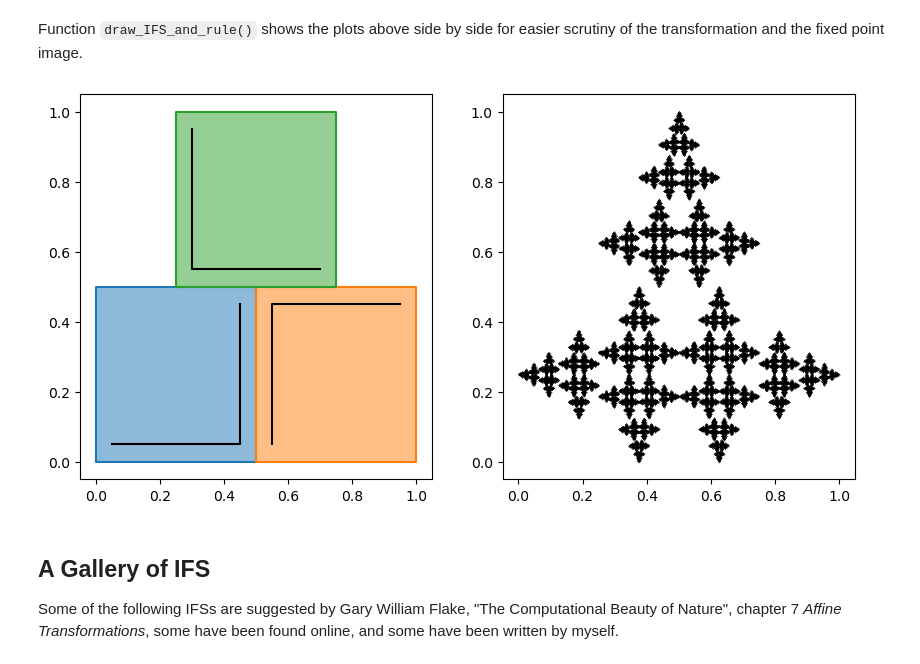
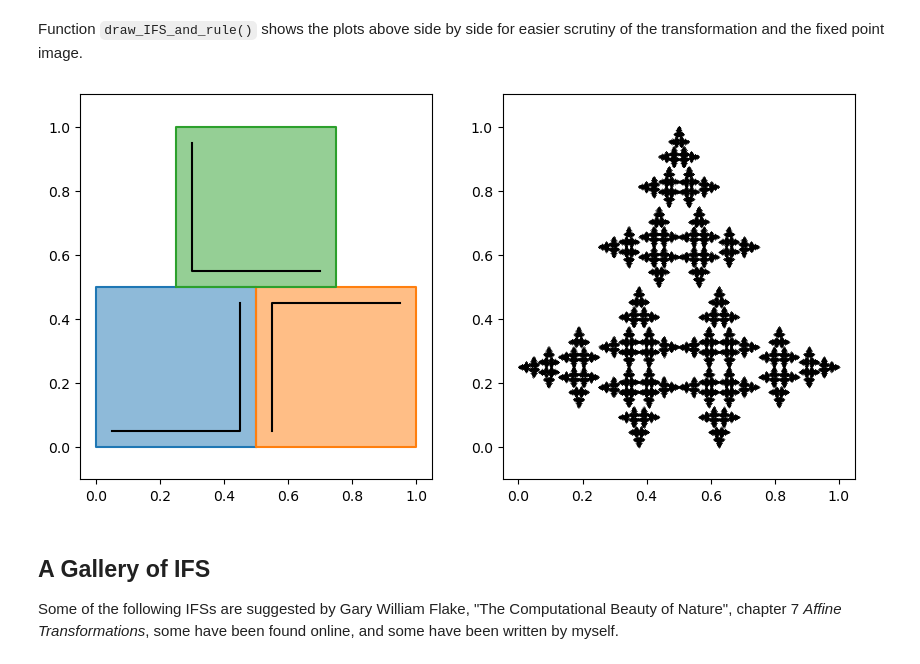
Before and after one commit to mmarzolla/chaos-fractals-phd-course, a Jupyter notebook: IFS.ipynb, the cells around one changed output. Cells and saved outputs as stored; diff of their text form; code cells hidden in the pictures.

```diff
--- a/IFS.ipynb
+++ b/IFS.ipynb
@@ -238,15 +238,17 @@ Function `draw_IFS_and_rule()` shows the plots above side by side for easier scr
 # %%
 def draw_IFS_and_rule(rule, norbits=100, points_per_orbit=1000):
     plt.subplots(1, 2, figsize=(10,5))
     plt.subplot(1, 2, 1)
+    plt.axis('equal')
     show_transformation(rule)
     plt.subplot(1, 2, 2)
+    plt.axis('equal')
     IFS(rule, norbits, points_per_orbit)
     plt.show()
 
 draw_IFS_and_rule(rule1)
 # %% [output]
-[figure, old version]
+[figure, new version]
 # %% [markdown]
 ## A Gallery of IFS
 
```
Also changed, not shown: parts of 9 cells of this notebook, 2 other files.
